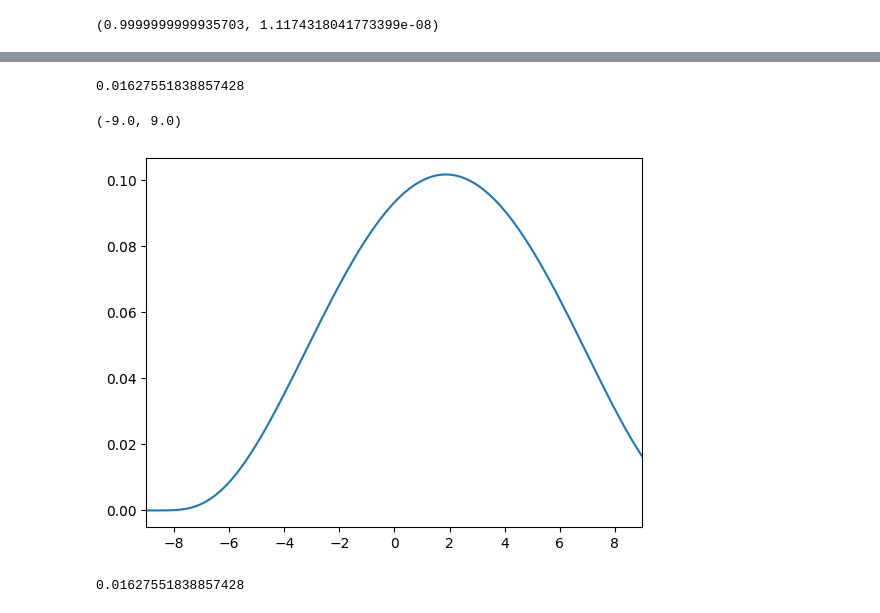
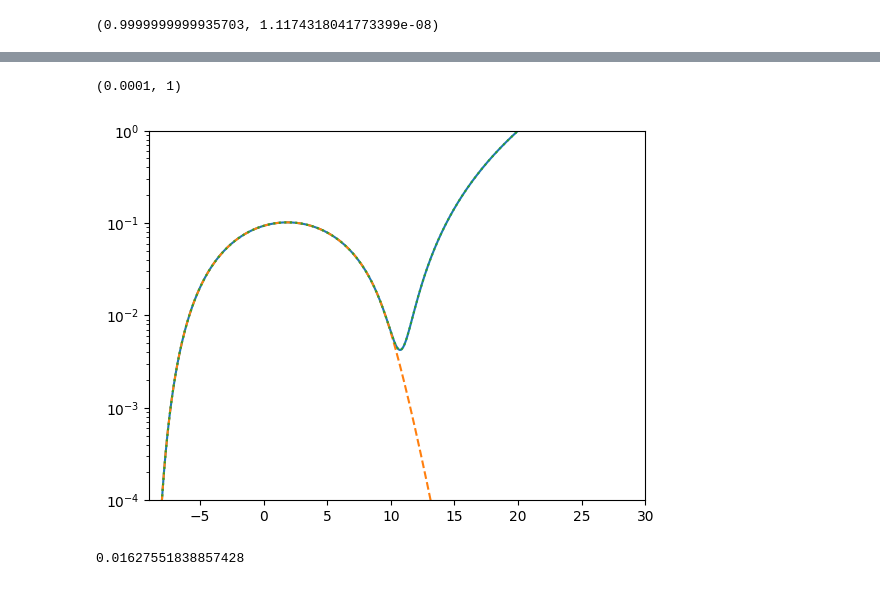
Before and after one commit to rishibbdb/TPN_DeV, a Jupyter notebook: dev/notebooks/test_biweight.ipynb, the cells around one changed output, grey strips where cells are left out. Saved outputs shown, nothing was run; the diff lists cells and outputs as text; code cells hidden in the pictures.

Commit message:
getting biweight convolution in shape

```diff
--- a/dev/notebooks/test_biweight.ipynb
+++ b/dev/notebooks/test_biweight.ipynb
@@ -119,3 +191,5 @@ def biweight_gamma2(x, a, b, s):
 # %%
-xvals = np.linspace(-9.0, 9.0, 1000)
-yvals = biweight_gamma(xvals, 3.75, 2.0, 9.0)
+xvals = np.linspace(-9.0, 30.0, 1000)
+yvals1 = biweight_gamma(xvals, 3.75, 2.0, 9.0)
+yvals2 = biweight_gamma2(xvals, 3.75, 2.0, 9.0)
+yvals3 = biweight_gamma3(xvals, 3.75, 2.0, 9.0)
@@ -122,11 +208,14 @@ yvals = biweight_gamma(xvals, 3.75, 2.0, 9.0)
 # %%
-plt.plot(xvals, yvals)
-print(yvals[-1])
-plt.xlim([-9.0, 9.0])
+plt.plot(xvals, yvals1)
+plt.plot(xvals, yvals2, linestyle='dashed')
+plt.plot(xvals, yvals3, linestyle='dotted')
+plt.xlim([-9.0, 30.0])
+plt.ylim([0.0, 0.2])
+plt.yscale('log')
+plt.ylim([1.e-4, 1])
 # %% [output]
-0.01627551838857428
+(0.0001, 1)
-(-9.0, 9.0)
-[figure, old version]
+[figure, new version]
 # %%
 plt.plot(xvals, yvals)
 print(yvals[-1])
```
Also changed, not shown: parts of 20 cells of this notebook, 1 other file.
